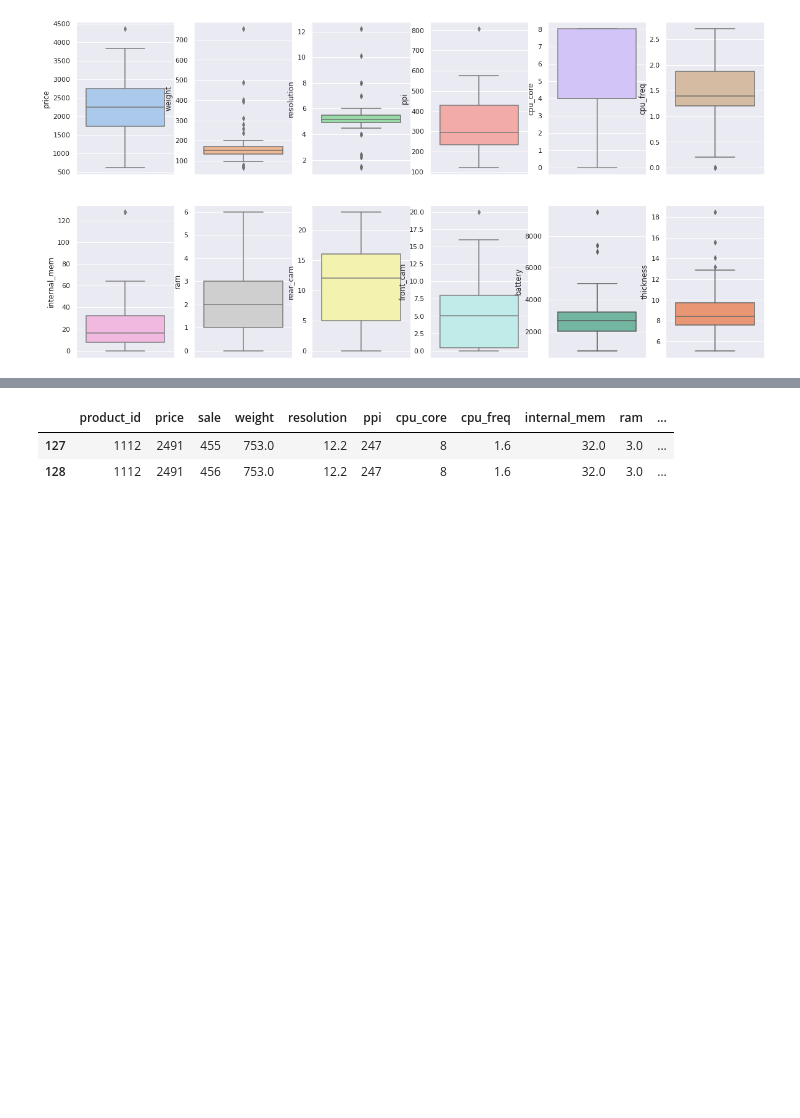
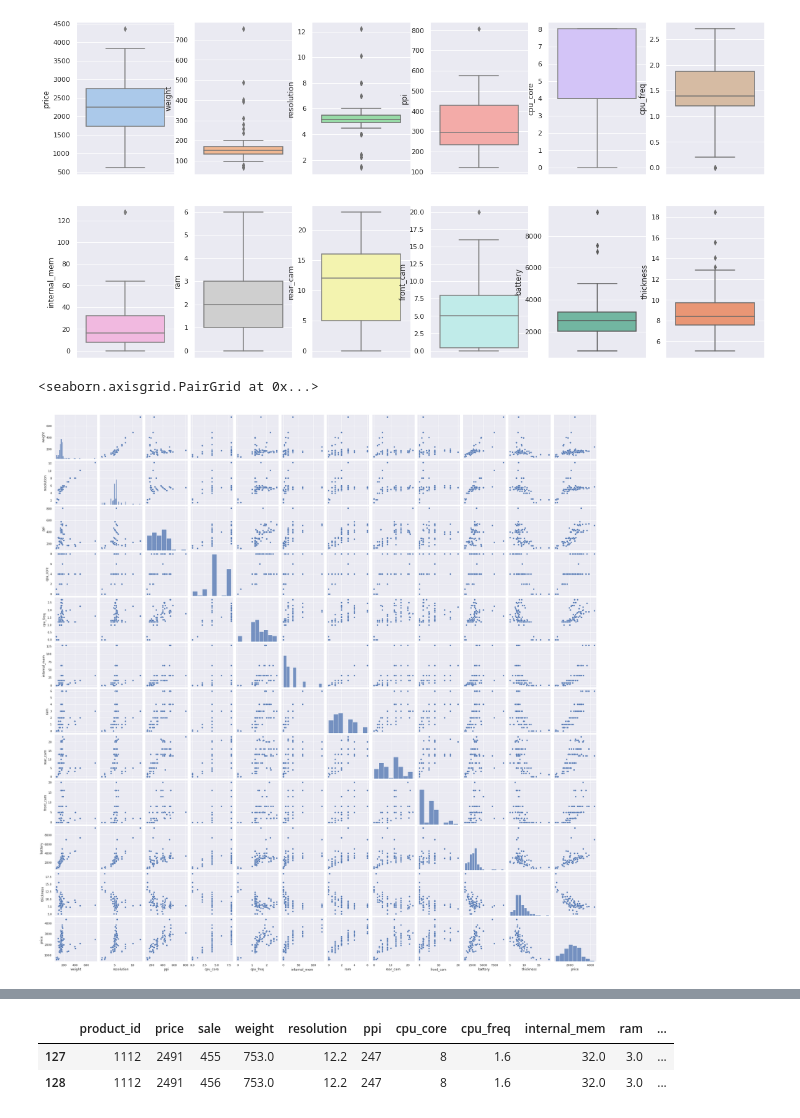
Before and after one commit to srikarthadaka/data_science, a Jupyter notebook: Mobile_Price_Prediction.ipynb, the cells around one changed output, grey strips where cells are left out. Drawn from its saved outputs; the diff is of its cells as text; code cells hidden in the pictures; blank space fills up the shorter version.

```diff
--- a/Mobile_Price_Prediction.ipynb
+++ b/Mobile_Price_Prediction.ipynb
@@ -272,7 +289,10 @@ plt.show()
 # %% [output]
 [figure]
 # %%
-#sns.pairplot(data=data_22)
+sns.pairplot(data=data_22)
+# %% [output]
+<seaborn.axisgrid.PairGrid at 0x...>
+[figure, added]
 # %%
 data_22.describe()
 # %% [output]
```
Also changed, not shown: parts of 13 cells of this notebook.
